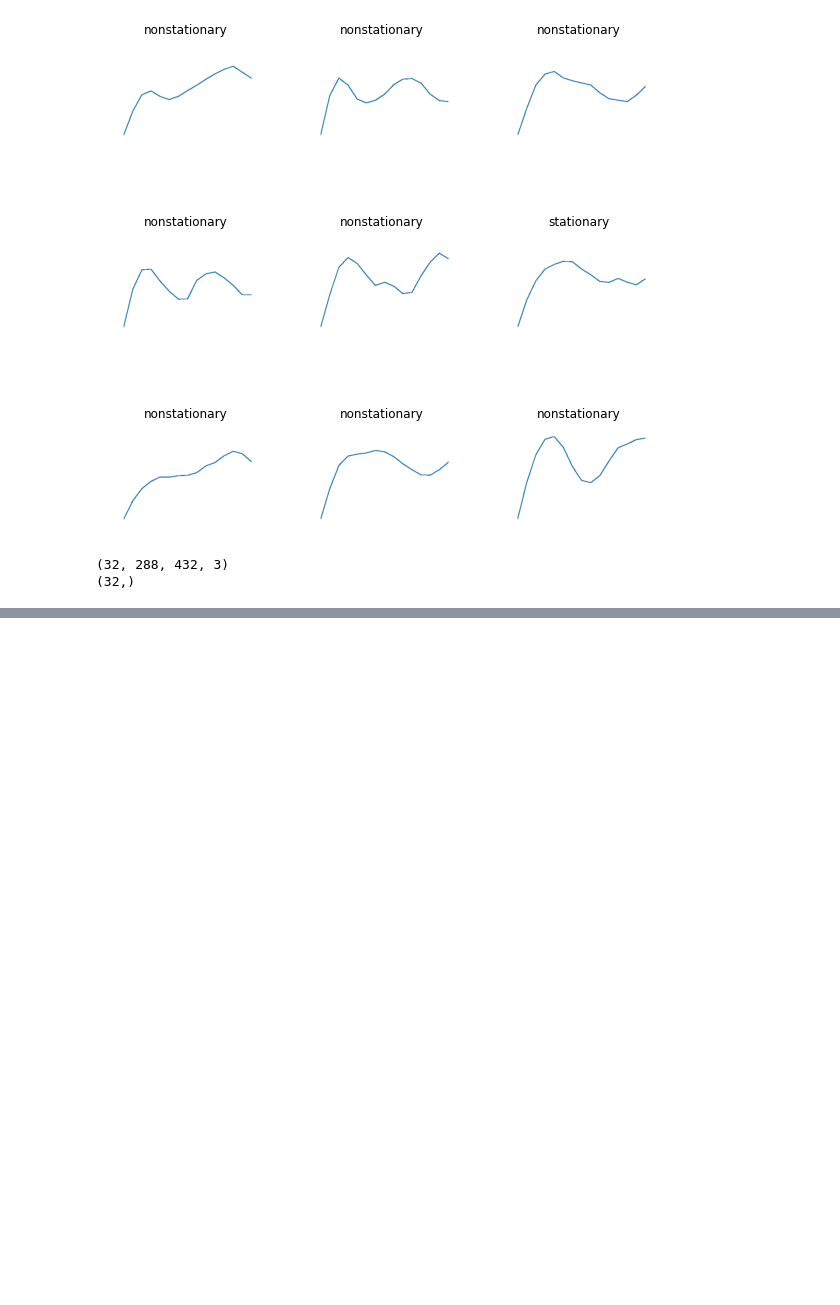
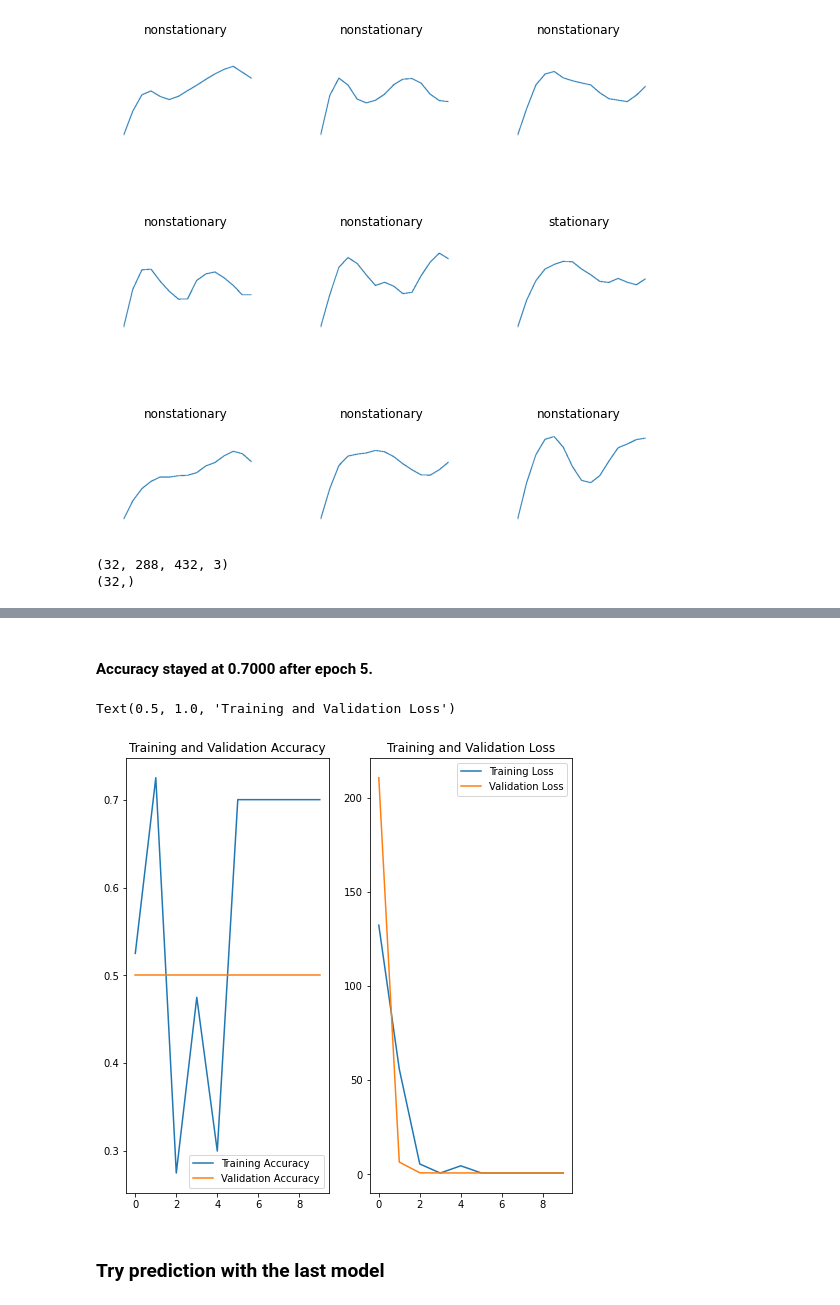
Before and after one commit to tadatoshi/time_series_plot_auto_analysis, a Jupyter notebook: notebooks/tensorflow_cnn_plot_image_classification.ipynb, the cells around one changed output, grey strips where cells are left out. Saved outputs shown, nothing was run; the diff lists cells and outputs as text; code cells hidden in the pictures; blank space fills up the shorter version.

```diff
--- a/notebooks/tensorflow_cnn_plot_image_classification.ipynb
+++ b/notebooks/tensorflow_cnn_plot_image_classification.ipynb
@@ -117,0 +435,14 @@ for image_batch, labels_batch in train_ds:
+# %%
+model_4 = tf.keras.Sequential([
+  tf.keras.layers.Rescaling(1./255, input_shape=(img_height, img_width, 3)),
+  tf.keras.layers.Conv2D(32, 3, activation='relu'),
+  tf.keras.layers.MaxPooling2D(),
+  tf.keras.layers.Flatten(),
+  tf.keras.layers.Dense(128, activation='relu'),
+  tf.keras.layers.Dense(num_classes)
+])
+# %%
+model_4.compile(
+    optimizer='adam',
+    loss=tf.losses.SparseCategoricalCrossentropy(from_logits=True),
+    metrics=['accuracy'])
@@ -117,0 +469,6 @@ for image_batch, labels_batch in train_ds:
+# %%
+history = model_4.fit(
+    train_ds,
+    validation_data=val_ds,
+    epochs=10
+)
@@ -117,0 +496,28 @@ for image_batch, labels_batch in train_ds:
+# %% [markdown]
+#### Accuracy stayed at 0.7000 after epoch 5.
+# %%
+acc_4 = model_4.history.history['accuracy']
+val_acc_4 = model_4.history.history['val_accuracy']
+
+loss_4 = model_4.history.history['loss']
+val_loss_4 = model_4.history.history['val_loss']
+
+epochs_range_4 = range(10)
+
+plt.figure(figsize=(8, 8))
+plt.subplot(1, 2, 1)
+plt.plot(epochs_range_4, acc_4, label='Training Accuracy')
+plt.plot(epochs_range_4, val_acc_4, label='Validation Accuracy')
+plt.legend(loc='lower right')
+plt.title('Training and Validation Accuracy')
+
+plt.subplot(1, 2, 2)
+plt.plot(epochs_range_4, loss_4, label='Training Loss')
+plt.plot(epochs_range_4, val_loss_4, label='Validation Loss')
+plt.legend(loc='upper right')
+plt.title('Training and Validation Loss')
+# %% [output]
+Text(0.5, 1.0, 'Training and Validation Loss')
+[figure, added]
+# %% [markdown]
+### Try prediction with the last model
```
Also changed, not shown: parts of 64 cells of this notebook, 1 other file.
